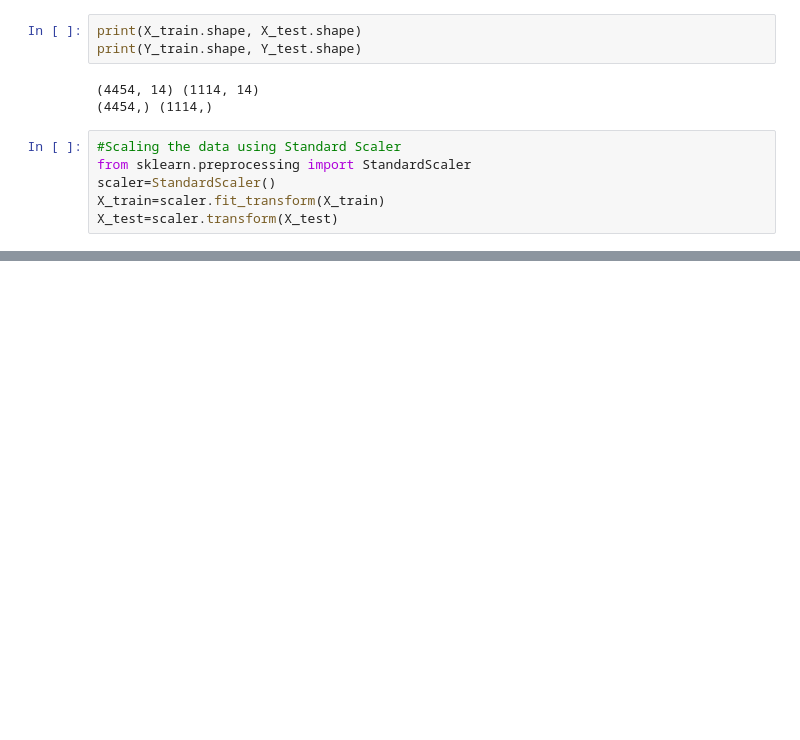
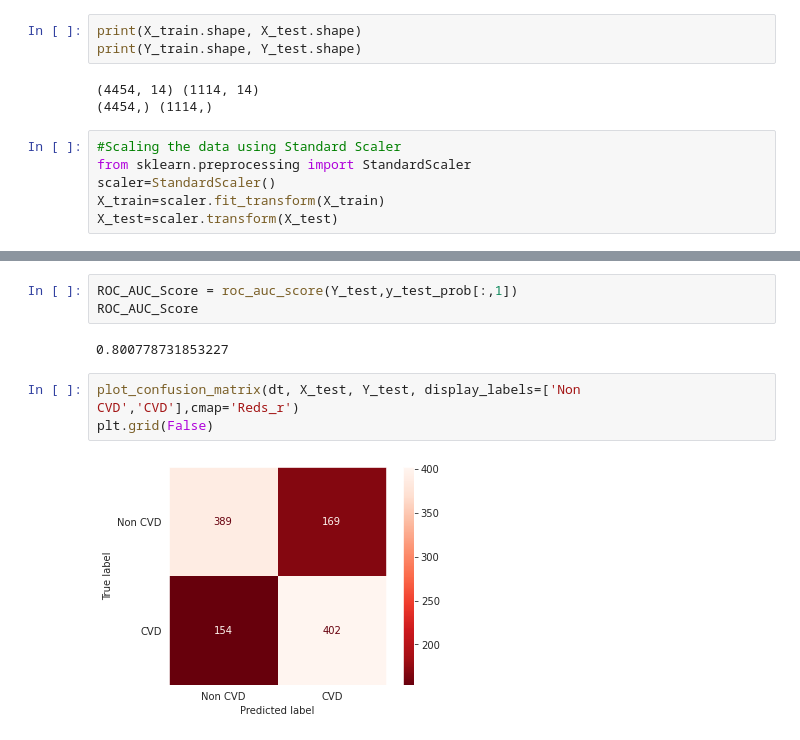
Before and after one commit to victorious07/Cardiovascular-Risk-Prediction, a Jupyter notebook: Cardiovascular_Risk_Prediction_Capstone_Project.ipynb, the cells around one changed output, grey strips where cells are left out. Saved outputs shown, nothing was run; the diff lists cells and outputs as text; blank space fills up the shorter version.

```diff
--- a/Cardiovascular_Risk_Prediction_Capstone_Project.ipynb
+++ b/Cardiovascular_Risk_Prediction_Capstone_Project.ipynb
@@ -567,0 +730,10 @@ X_test=scaler.transform(X_test)
+# %%
+ROC_AUC_Score = roc_auc_score(Y_test,y_test_prob[:,1])
+ROC_AUC_Score
+# %% [output]
+0.800778731853227
+# %%
+plot_confusion_matrix(dt, X_test, Y_test, display_labels=['Non CVD','CVD'],cmap='Reds_r')
+plt.grid(False)
+# %% [output]
+[figure, added]
```
Also changed, not shown: parts of 29 cells of this notebook.
